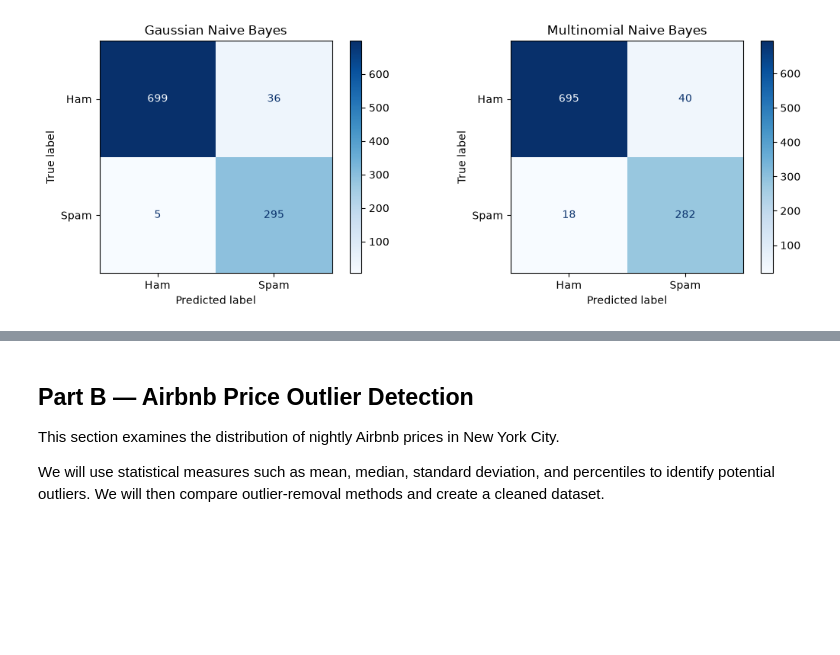
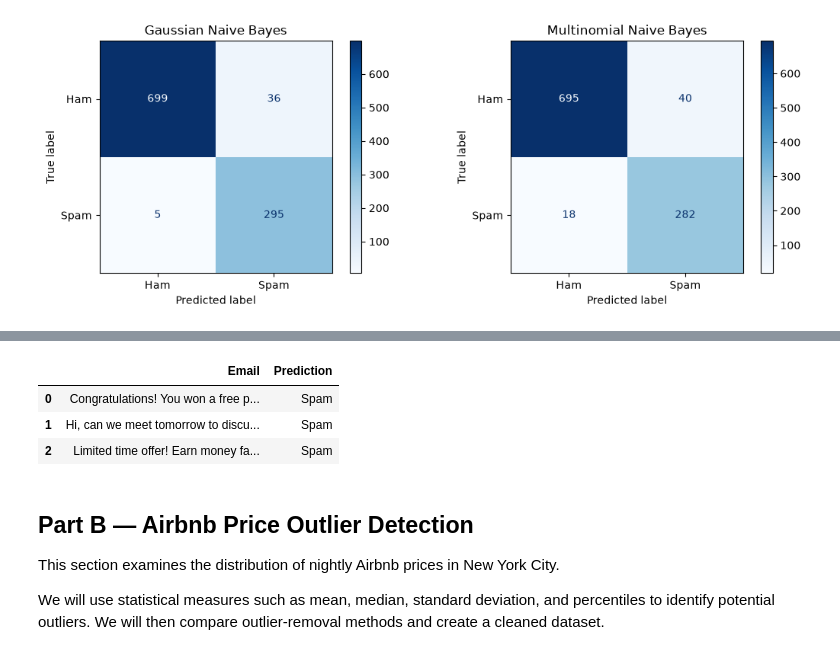
Before and after one commit to JohnBuni/CSCN8000-lab-submissions, a Jupyter notebook: students-submissions/9115726/lab2.ipynb, the cells around one changed output, grey strips where cells are left out. Drawn from its saved outputs; the diff is of its cells as text; code cells hidden in the pictures; blank space fills up the shorter version.

Commit message:
Finalize Lab 2 with email predictions and visualizations

```diff
--- a/students-submissions/9115726/lab2.ipynb
+++ b/students-submissions/9115726/lab2.ipynb
@@ -279,3 +285,25 @@ plt.show()
+# %%
+# Create example emails for classification
+sample_emails = [
+    "Congratulations! You won a free prize. Click here to claim it now.",
+    "Hi, can we meet tomorrow to discuss our project?",
+    "Limited time offer! Earn money fast by signing up today."
+]
+
+# Transform the emails using the existing vectorizer
+sample_features = vectorizer.transform(sample_emails)
+
+sample_predictions = gaussian_model.predict(sample_features.toarray())
+
+display(pd.DataFrame({
+    "Email": sample_emails,
+    "Prediction": ["Spam" if label == 1 else "Ham" for label in sample_predictions]
+}))
+# %% [output]
+|  | Email | Prediction |
+| 0 | Congratulations! You won a free p... | Spam |
+| 1 | Hi, can we meet tomorrow to discu... | Spam |
+| 2 | Limited time offer! Earn money fa... | Spam |
 # %% [markdown]
 ## Part B — Airbnb Price Outlier Detection
 
```
Also changed, not shown: parts of 1 cell of this notebook, 1 other file.
